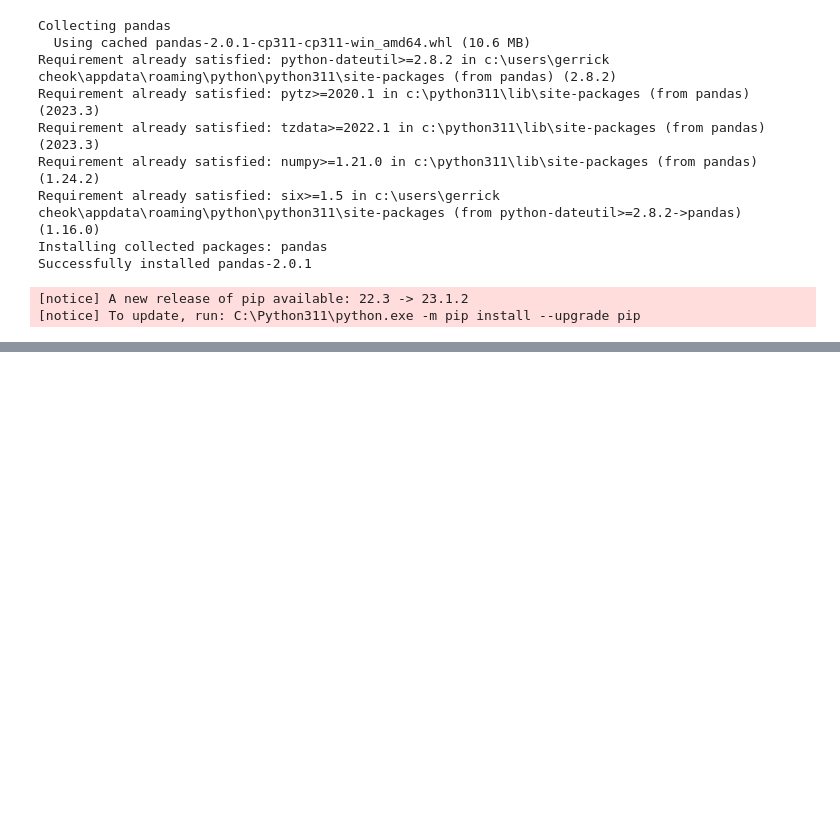
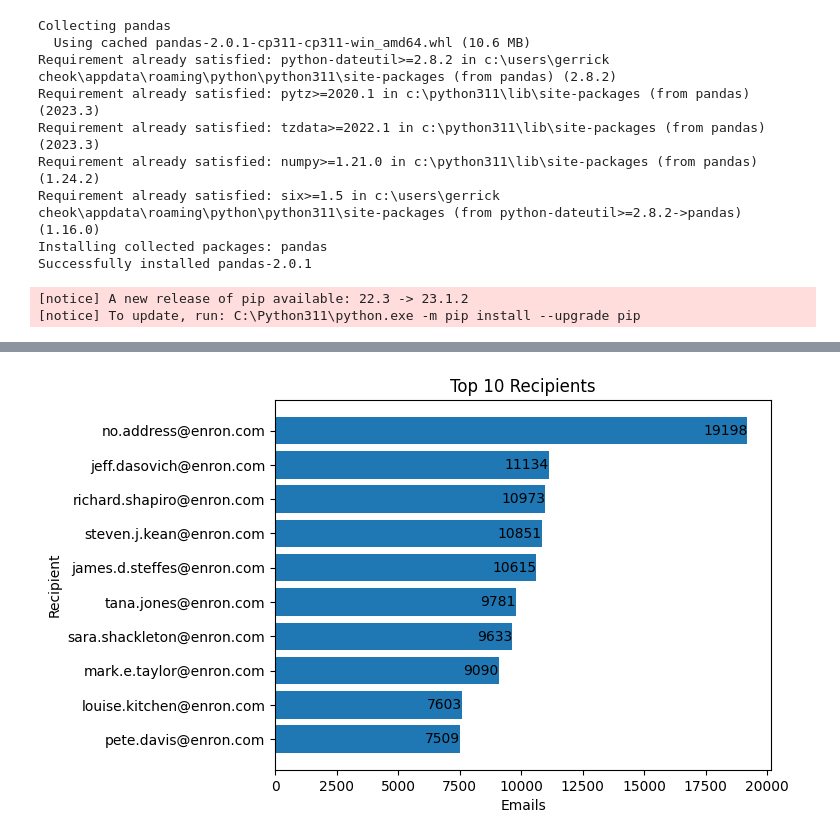
Before and after one commit to CrYptOz007/enron-analysis, a Jupyter notebook: app.ipynb, the cells around one changed output, grey strips where cells are left out. Drawn from its saved outputs; the diff is of its cells as text; code cells hidden in the pictures; blank space fills up the shorter version.

```diff
--- a/app.ipynb
+++ b/app.ipynb
@@ -147,0 +26,4 @@ extAndInt()
+# %%
+queries.topRecipients()
+# %% [output]
+[figure, added]
```
Also changed, not shown: parts of 18 cells of this notebook.
